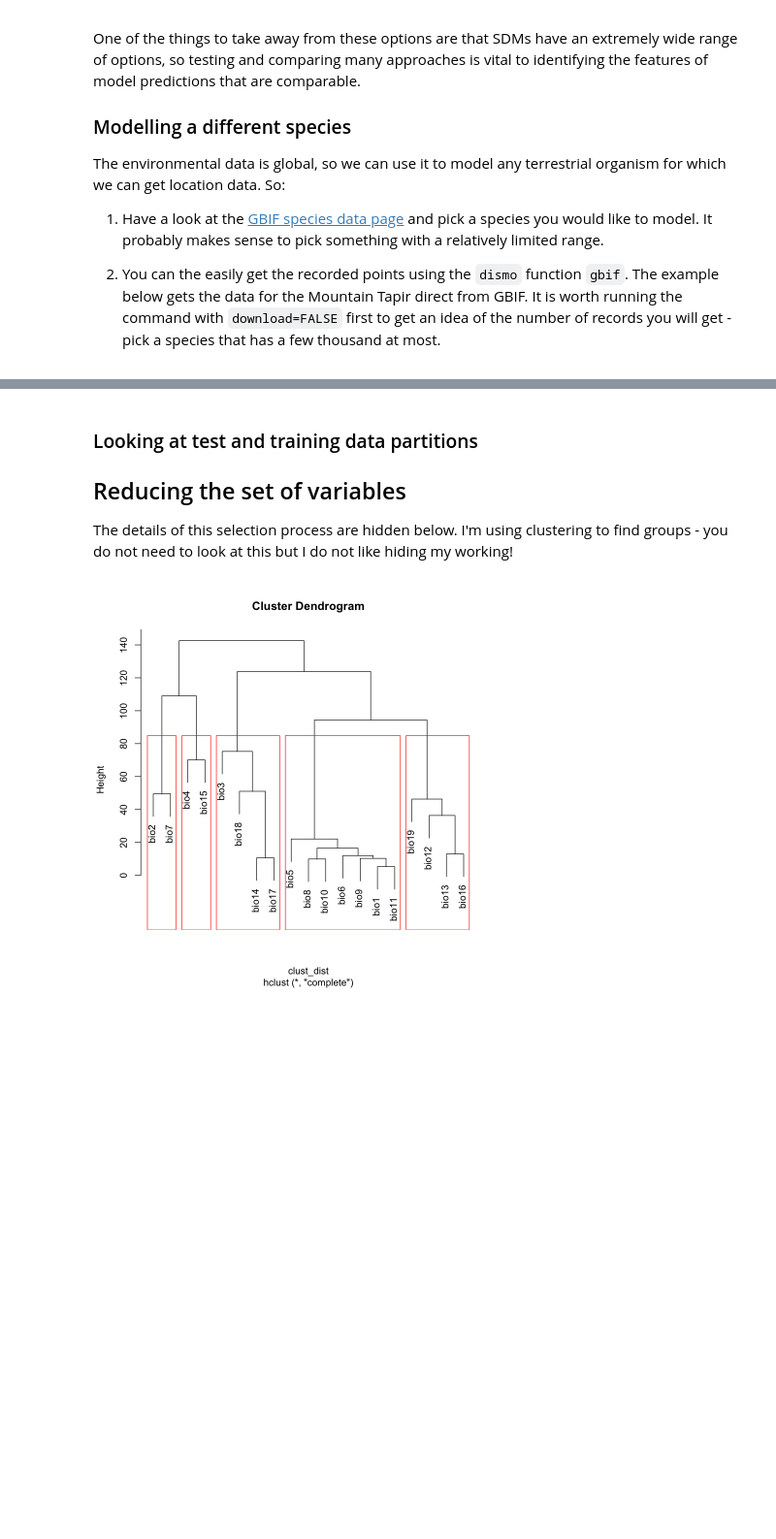
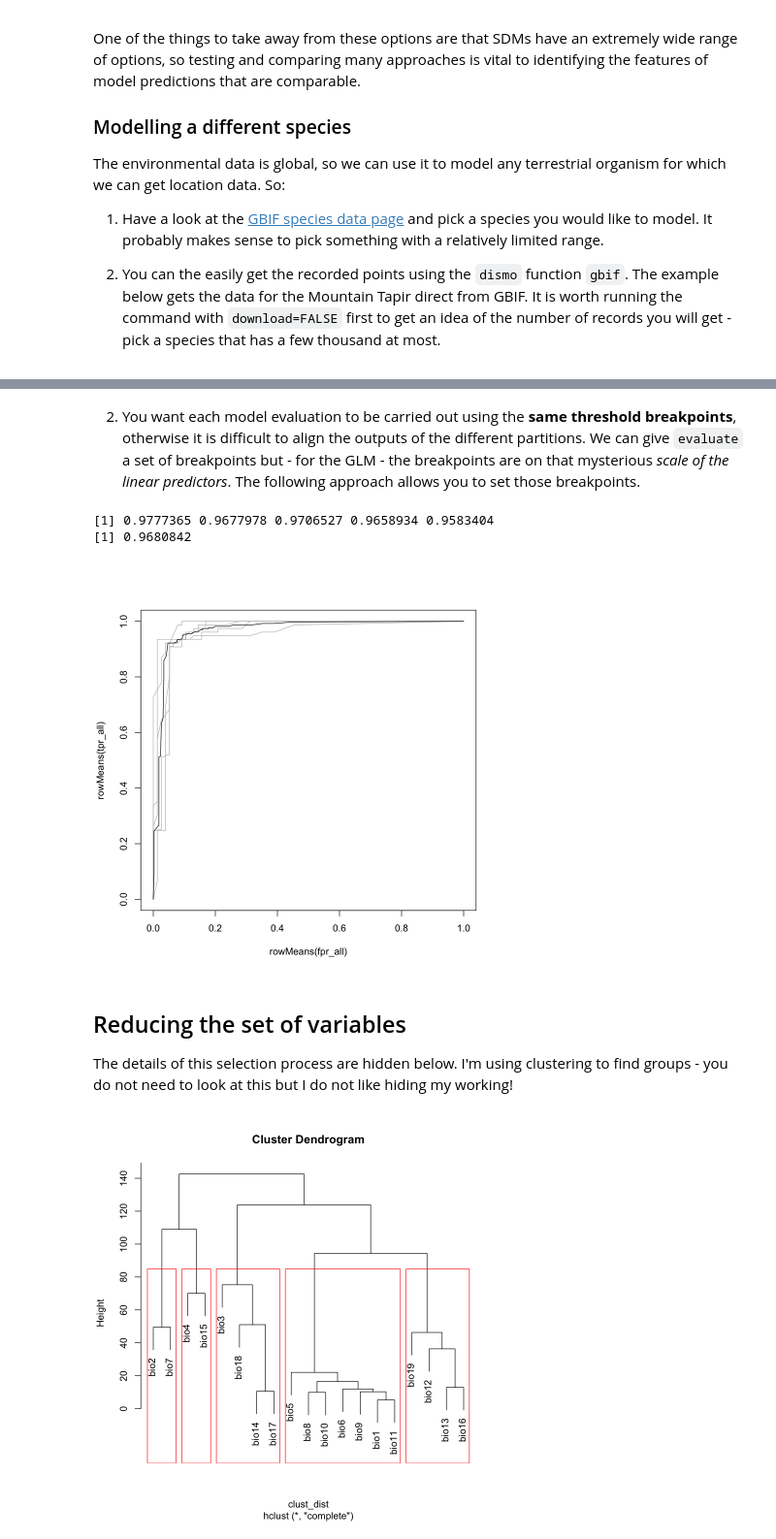
Before and after one commit to davidorme/Masters_GIS, a Jupyter notebook: _sources/practical_2/practical_2.ipynb, the cells around one changed output, grey strips where cells are left out. Shown at 97% size. Saved outputs shown, nothing was run; the diff lists cells and outputs as text; code cells hidden in the pictures; blank space fills up the shorter version.

```diff
--- a/_sources/practical_2/practical_2.ipynb
+++ b/_sources/practical_2/practical_2.ipynb
@@ -660,8 +672,70 @@ plot(glm_pred - glm_pred_bg2, col= hcl.colors(100), main='Difference')
+# %%
+get_roc_data <- function(eval){
+    #' get_roc_data
+    #'
+    #' This is a function to return a dataframe of true positive
+    #' rate and false positive rate from a dismo evalulate output
+    #'
+    #' @param eval An object create by `evaluate` (S4 class ModelEvaluation)
+
+    roc <- data.frame(FPR = eval@FPR, TPR = eval@TPR)
+    return(roc)
+}
+# %% [markdown]
+2. You want each model evaluation to be carried out using the **same threshold breakpoints**, otherwise it is difficult to align the outputs of the different partitions. We can give `evaluate` a set of breakpoints but - for the GLM - the breakpoints are on that mysterious *scale of the linear predictors*. The following approach allows you to set those breakpoints.
+# %%
+# Take a sequence of probability values from 0 to 1
+thresholds <- seq(0, 1, by=0.01)
+# Convert to the default scale for a binomial GLM
+thresholds <- qlogis(thresholds)
+# Use in evaluate
+eval <- evaluate(p=test_present, a=test_absent, model=glm_model,
+                  x=bioclim_hist_local, tr=thresholds)
+# %%
+# Make some objects to store the data
+tpr_all <- matrix(ncol=5, nrow=length(thresholds))
+fpr_all <- matrix(ncol=5, nrow=length(thresholds))
+auc <- numeric(length=5)
+
+# Loop over the values 1 to 5
+for (test_partition in 1:5) {
+
+    # Fit the model, holding back this test partition
+    model <- glm(pa ~ bio2 + bio4 + bio3 + bio1 + bio12, data=pa_data,
+                 family=binomial(link = "logit"),
+                 subset=kfold != test_partition)
+
+    # Evaluate the model using the retained partition
+    test_present <- st_coordinates(subset(pa_data, pa == 1 & kfold == test_partition))
+    test_absent <- st_coordinates(subset(pa_data, pa == 0 & kfold == test_partition))
+    eval <- evaluate(p=test_present, a=test_absent, model=glm_model,
+                     x=bioclim_hist_local, tr=thresholds)
+
+    # Store the data
+    auc[test_partition] <- eval@auc
+    roc <- get_roc_data(eval)
+    tpr_all[,test_partition] <- roc$TPR
+    fpr_all[,test_partition] <- roc$FPR
+}
+
+# Create a blank plot to showing the mean ROC and the individual traces
+plot(rowMeans(fpr_all), rowMeans(tpr_all), type='n')
+
+# Add the individual lines
+for (test_partition in 1:5) {
+  lines(fpr_all[, test_partition], tpr_all[, test_partition], col='grey')
+}
+
+# Add the mean line
+lines(rowMeans(fpr_all), rowMeans(tpr_all))
+
+print(auc)
+print(mean(auc))
+# %% [output]
+[1] 0.9777365 0.9677978 0.9706527 0.9658934 0.9583404
+[1] 0.9680842
+[figure, added]
 # %% [markdown]
-### Looking at test and training data partitions
-
-
-
 ## Reducing the set of variables
 
 The details of this selection process are hidden below. I'm using clustering to find groups - you do not need to look at this but I do not like hiding my working!
```
Also changed, not shown: parts of 25 cells of this notebook, 18 other files.
